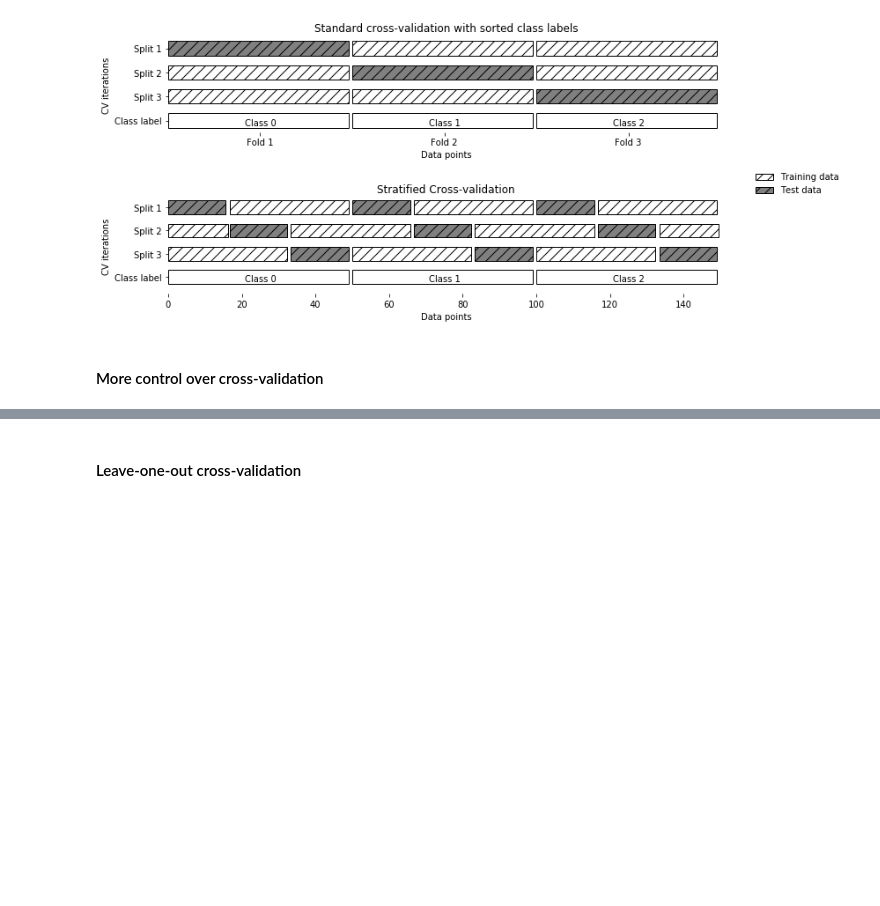
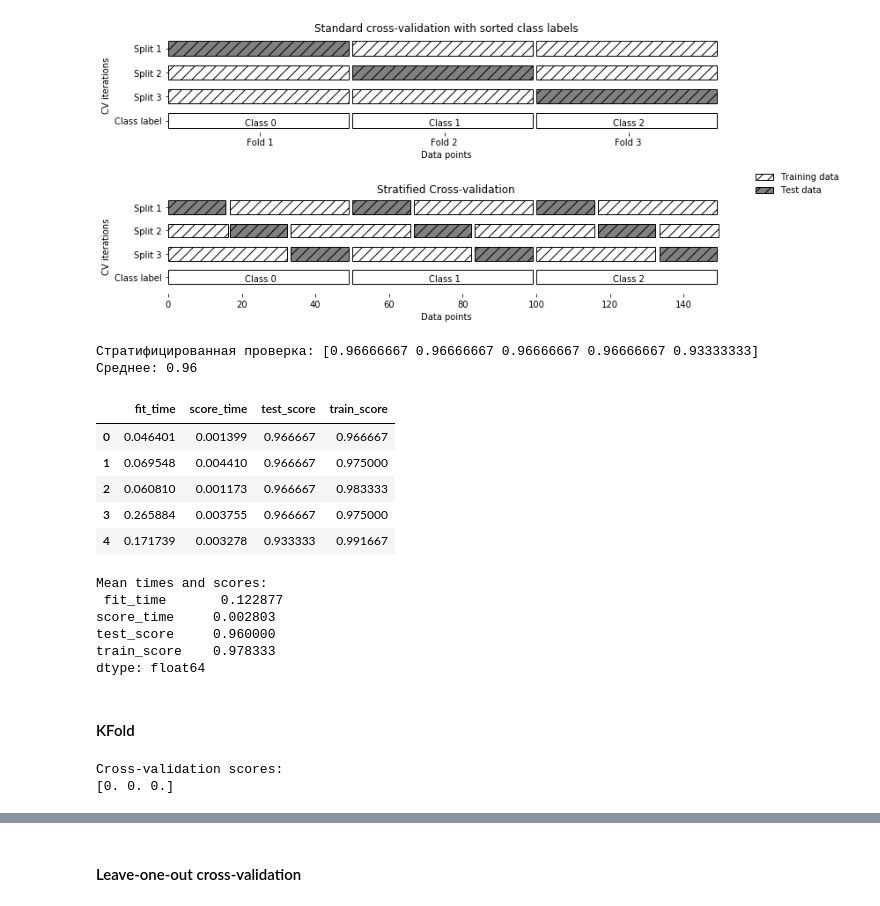
Before and after one commit to MinyaevAndrey/-, a Jupyter notebook: 05-model-evaluation-and-improvement.ipynb, the cells around one changed output, grey strips where cells are left out. Cells and saved outputs as stored; diff of their text form; code cells hidden in the pictures; blank space fills up the shorter version.

```diff
--- a/05-model-evaluation-and-improvement.ipynb
+++ b/05-model-evaluation-and-improvement.ipynb
@@ -80,4 +85,0 @@ dtype: float64
-# %%
-from sklearn.datasets import load_iris
-iris = load_iris()
-print("Iris labels:\n{}".format(iris.target))
@@ -92,5 +89,70 @@ Iris labels:
 mglearn.plots.plot_stratified_cross_validation()
 # %% [output]
 [figure]
-# %% [markdown]
-#### More control over cross-validation
+# %%
+#
+# Стратифицированная k-блочная перекрестная проверка
+# материал из GPT, в ноутбуке отсутствовал
+#
+from sklearn.model_selection import StratifiedKFold
+strat_kfold = StratifiedKFold(n_splits=5,
+                              shuffle=True,
+                              random_state=0
+)
+scores = cross_val_score(logreg,
+                         iris.data, iris.target,
+                         cv=strat_kfold
+)
+
+print("Стратифицированная проверка:", scores)
+print("Среднее:", scores.mean())
+# %% [output]
+Стратифицированная проверка: [0.96666667 0.96666667 0.96666667 0.96666667 0.93333333]
+Среднее: 0.96
+# %%
+#
+# Стратифицированная k-блочная перекрестная проверка
+# материал из GPT, в ноутбуке отсутствовал
+#
+# Используем cross_validate вместо cross_val_score
+strat_kfold = StratifiedKFold(n_splits=5,
+                              shuffle=True,
+                              random_state=0)
+res = cross_validate(logreg,
+                     iris.data, iris.target,
+                     cv=strat_kfold,
+                     return_train_score=True  # получим train scores
+)
+import pandas as pd
+res_df = pd.DataFrame(res)
+display(res_df)
+print("Mean times and scores:\n", res_df.mean())
+# %% [output]
+|  | fit_time | score_time | test_score | train_score |
+| 0 | 0.046401 | 0.001399 | 0.966667 | 0.966667 |
+| 1 | 0.069548 | 0.004410 | 0.966667 | 0.975000 |
+| 2 | 0.060810 | 0.001173 | 0.966667 | 0.983333 |
+| 3 | 0.265884 | 0.003755 | 0.966667 | 0.975000 |
+| 4 | 0.171739 | 0.003278 | 0.933333 | 0.991667 |
+Mean times and scores:
+ fit_time       0.122877
+score_time     0.002803
+test_score     0.960000
+train_score    0.978333
+dtype: float64
+# %% [markdown]
+#### KFold
+# %%
+#
+# Данные в iris отсортированы по классам
+# KFold без перемешивания просто режет данные подряд на 3 равные части:
+# поэтому фиаско [0. 0. 0.]
+#
+scores = cross_val_score(logreg,
+                         iris.data, iris.target,
+                         cv=KFold(n_splits=3)
+)
+print("Cross-validation scores:\n{}".format(scores))
+# %% [output]
+Cross-validation scores:
+[0. 0. 0.]
```
Also changed, not shown: parts of 14 cells of this notebook.
